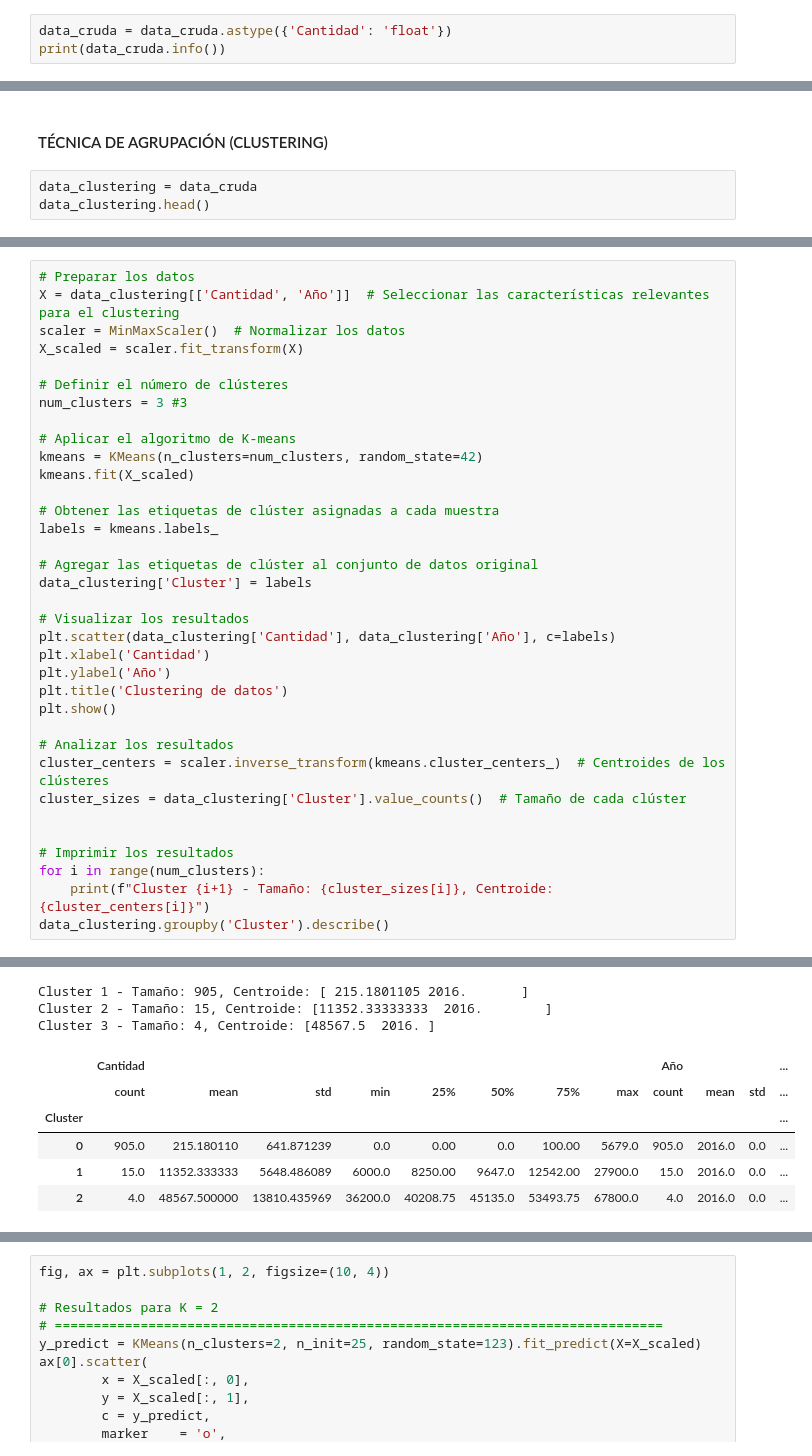
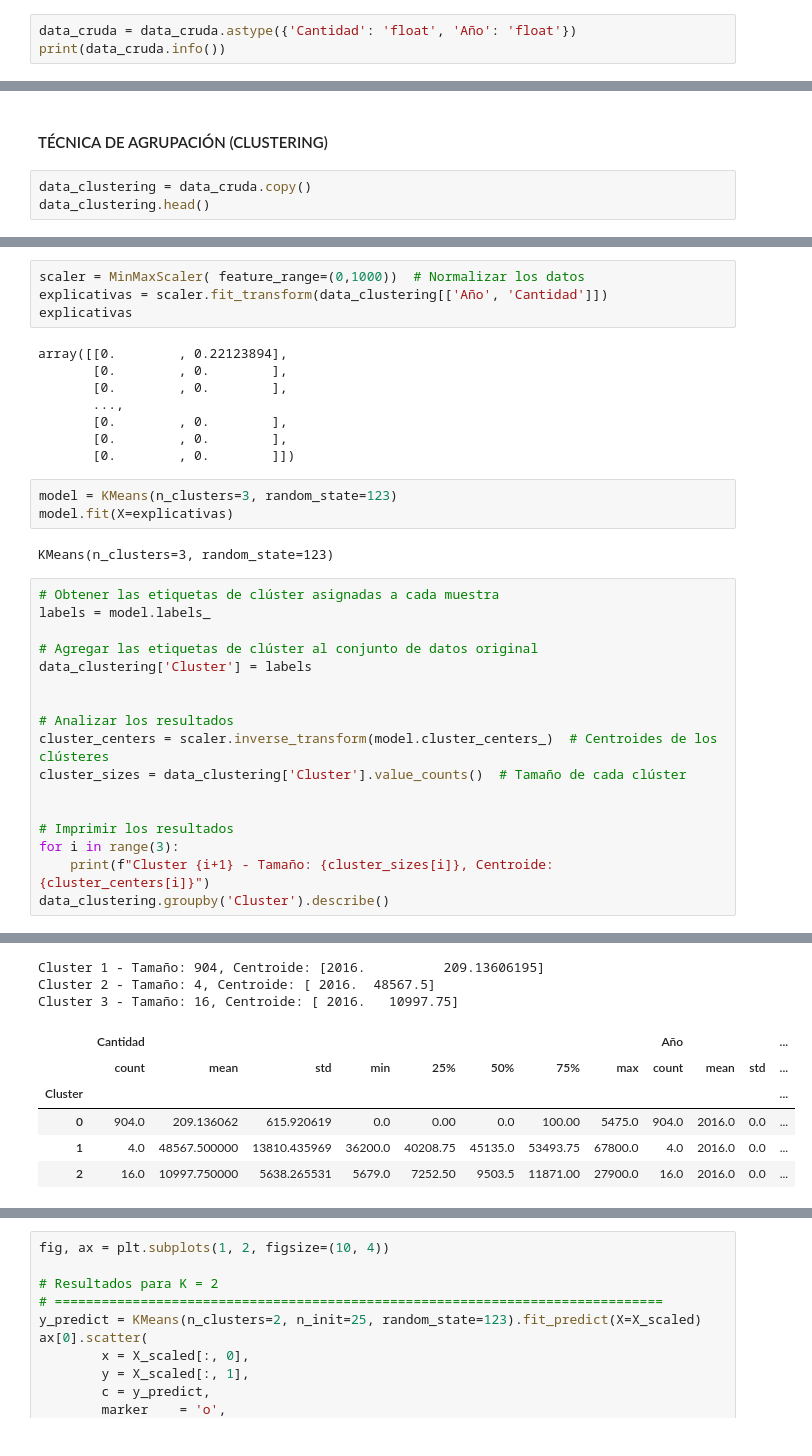
Before and after one commit to eliaset096/produccion-frutales, a Jupyter notebook: produccion_frutales_valle.ipynb, the cells around one changed output, grey strips where cells are left out. Drawn from its saved outputs; the diff is of its cells as text.

```diff
--- a/produccion_frutales_valle.ipynb
+++ b/produccion_frutales_valle.ipynb
@@ -153,7 +152,7 @@ data_cruda.describe()
 | 75% | 111.250000 | 2016.0 |
 | max | 67800.000000 | 2016.0 |
 # %%
-data_cruda = data_cruda.astype({'Cantidad': 'float'})
+data_cruda = data_cruda.astype({'Cantidad': 'float', 'Año': 'float'})
 print(data_cruda.info())
 # %% [output]
 <class 'pandas.core.frame.DataFrame'>
@@ -237,7 +269,7 @@ R-squared: 0.0
 # %% [markdown]
 #### TÉCNICA DE AGRUPACIÓN (CLUSTERING)
 # %%
-data_clustering = data_cruda
+data_clustering = data_cruda.copy()
 data_clustering.head()
 # %% [output]
 |  | Municipios | Producto | Cantidad | Año |
@@ -249,36 +287,35 @@ data_clustering.head()
+# %%
+scaler = MinMaxScaler( feature_range=(0,1000))  # Normalizar los datos
+explicativas = scaler.fit_transform(data_clustering[['Año', 'Cantidad']])
+explicativas
+# %% [output]
+array([[0.        , 0.22123894],
+       [0.        , 0.        ],
+       [0.        , 0.        ],
+       ...,
+       [0.        , 0.        ],
+       [0.        , 0.        ],
+       [0.        , 0.        ]])
+# %%
+model = KMeans(n_clusters=3, random_state=123)
+model.fit(X=explicativas)
+# %% [output]
+KMeans(n_clusters=3, random_state=123)
 # %%
-# Preparar los datos
-X = data_clustering[['Cantidad', 'Año']]  # Seleccionar las características relevantes para el clustering
-scaler = MinMaxScaler()  # Normalizar los datos
-X_scaled = scaler.fit_transform(X)
-
-# Definir el número de clústeres
-num_clusters = 3 #3
-
-# Aplicar el algoritmo de K-means
-kmeans = KMeans(n_clusters=num_clusters, random_state=42)
-kmeans.fit(X_scaled)
-
 # Obtener las etiquetas de clúster asignadas a cada muestra
-labels = kmeans.labels_
+labels = model.labels_
 
 # Agregar las etiquetas de clúster al conjunto de datos original
 data_clustering['Cluster'] = labels
 
-# Visualizar los resultados
-plt.scatter(data_clustering['Cantidad'], data_clustering['Año'], c=labels)
-plt.xlabel('Cantidad')
-plt.ylabel('Año')
-plt.title('Clustering de datos')
-plt.show()
 
 # Analizar los resultados
-cluster_centers = scaler.inverse_transform(kmeans.cluster_centers_)  # Centroides de los clústeres
+cluster_centers = scaler.inverse_transform(model.cluster_centers_)  # Centroides de los clústeres
 cluster_sizes = data_clustering['Cluster'].value_counts()  # Tamaño de cada clúster
 
 
 # Imprimir los resultados
-for i in range(num_clusters):
+for i in range(3):
     print(f"Cluster {i+1} - Tamaño: {cluster_sizes[i]}, Centroide: {cluster_centers[i]}")
 data_clustering.groupby('Cluster').describe()
 # %% [output]
@@ -286,9 +322,9 @@ data_clustering.groupby('Cluster').describe()
-Cluster 1 - Tamaño: 905, Centroide: [ 215.1801105 2016.       ]
-Cluster 2 - Tamaño: 15, Centroide: [11352.33333333  2016.        ]
-Cluster 3 - Tamaño: 4, Centroide: [48567.5  2016. ]
+Cluster 1 - Tamaño: 904, Centroide: [2016.          209.13606195]
+Cluster 2 - Tamaño: 4, Centroide: [ 2016.  48567.5]
+Cluster 3 - Tamaño: 16, Centroide: [ 2016.   10997.75]
 |  | Cantidad |  |  |  |  |  |  |  | Año |  |  | ... |
 |  | count | mean | std | min | 25% | 50% | 75% | max | count | mean | std | ... |
 | Cluster |  |  |  |  |  |  |  |  |  |  |  | ... |
-| 0 | 905.0 | 215.180110 | 641.871239 | 0.0 | 0.00 | 0.0 | 100.00 | 5679.0 | 905.0 | 2016.0 | 0.0 | ... |
-| 1 | 15.0 | 11352.333333 | 5648.486089 | 6000.0 | 8250.00 | 9647.0 | 12542.00 | 27900.0 | 15.0 | 2016.0 | 0.0 | ... |
-| 2 | 4.0 | 48567.500000 | 13810.435969 | 36200.0 | 40208.75 | 45135.0 | 53493.75 | 67800.0 | 4.0 | 2016.0 | 0.0 | ... |
+| 0 | 904.0 | 209.136062 | 615.920619 | 0.0 | 0.00 | 0.0 | 100.00 | 5475.0 | 904.0 | 2016.0 | 0.0 | ... |
+| 1 | 4.0 | 48567.500000 | 13810.435969 | 36200.0 | 40208.75 | 45135.0 | 53493.75 | 67800.0 | 4.0 | 2016.0 | 0.0 | ... |
+| 2 | 16.0 | 10997.750000 | 5638.265531 | 5679.0 | 7252.50 | 9503.5 | 11871.00 | 27900.0 | 16.0 | 2016.0 | 0.0 | ... |
```
Also changed, not shown: parts of 36 cells of this notebook, 4 other files.
